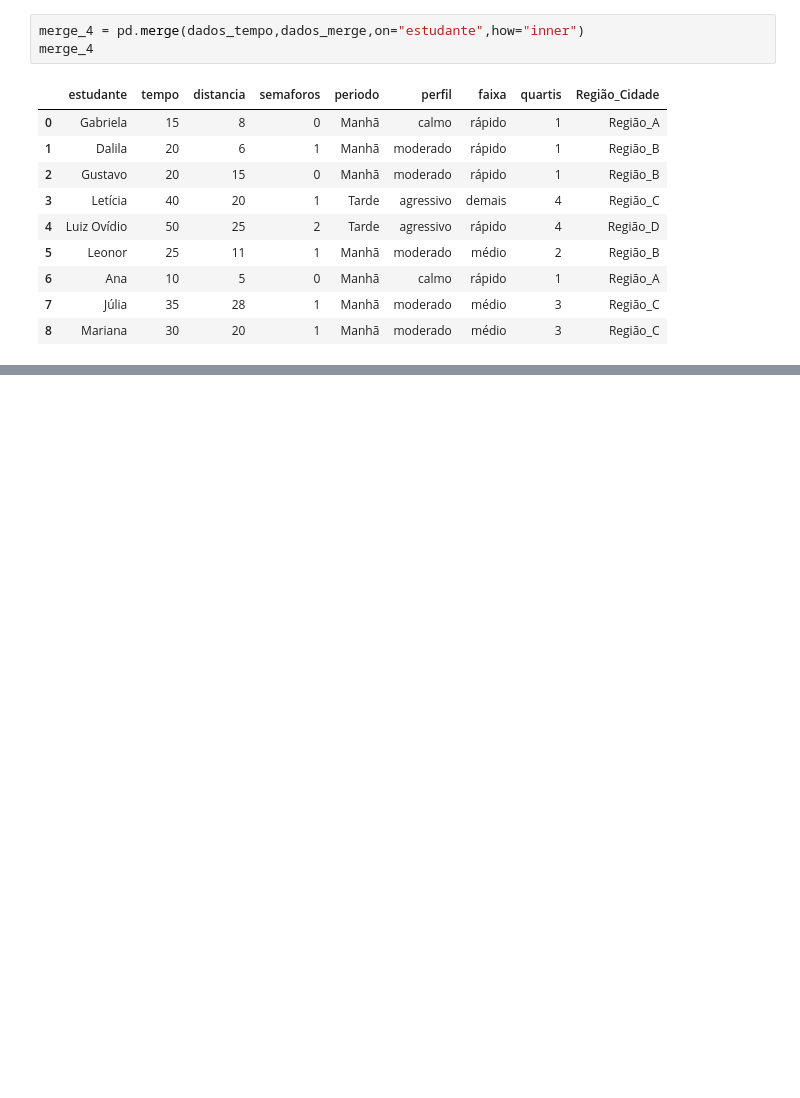
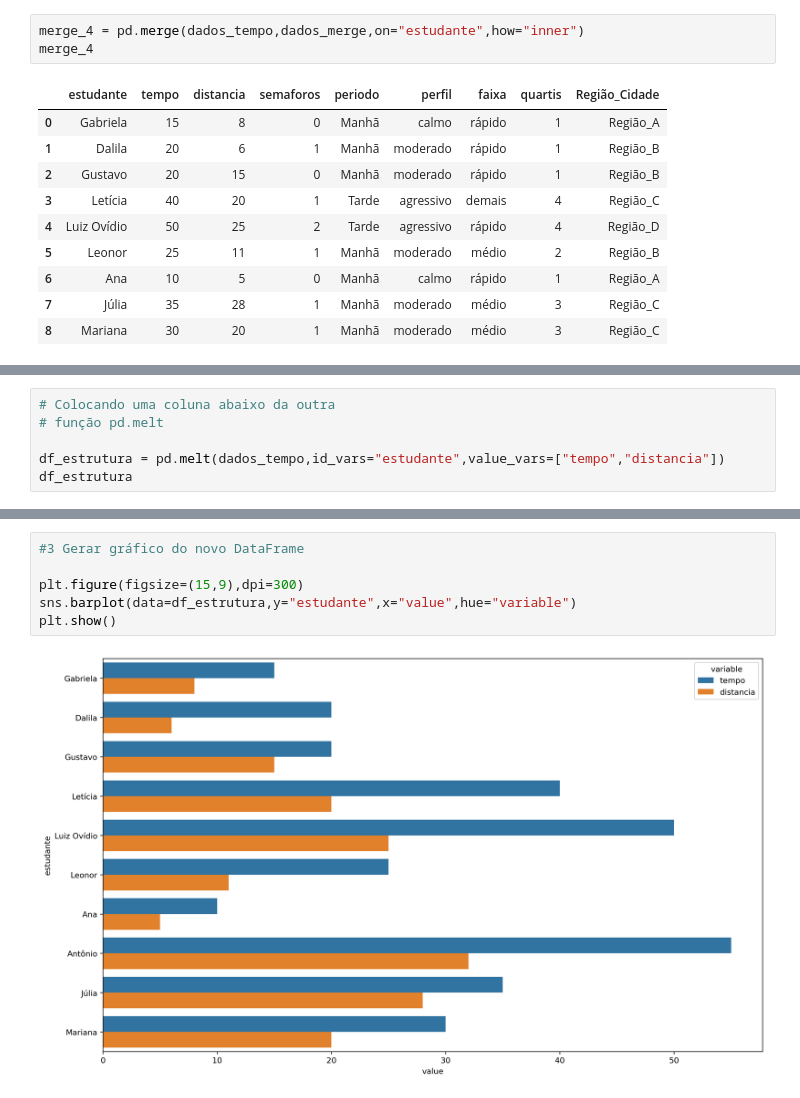
Before and after one commit to blsribeiro83/mba-data-science, a Jupyter notebook: 03-data-wrangling/data_wrangling.ipynb, the cells around one changed output, grey strips where cells are left out. Drawn from its saved outputs; the diff is of its cells as text; blank space fills up the shorter version.

Commit message:
atualizar data wrangling

```diff
--- a/03-data-wrangling/data_wrangling.ipynb
+++ b/03-data-wrangling/data_wrangling.ipynb
@@ -1113,0 +1224,6 @@ merge_5
+# %%
+# Colocando uma coluna abaixo da outra
+# função pd.melt
+
+df_estrutura = pd.melt(dados_tempo,id_vars="estudante",value_vars=["tempo","distancia"])
+df_estrutura
@@ -1113,0 +1248,8 @@ merge_5
+# %%
+#3 Gerar gráfico do novo DataFrame
+
+plt.figure(figsize=(15,9),dpi=300)
+sns.barplot(data=df_estrutura,y="estudante",x="value",hue="variable")
+plt.show()
+# %% [output]
+[figure, added]
```
Also changed, not shown: parts of 13 cells of this notebook, 4 other files.
